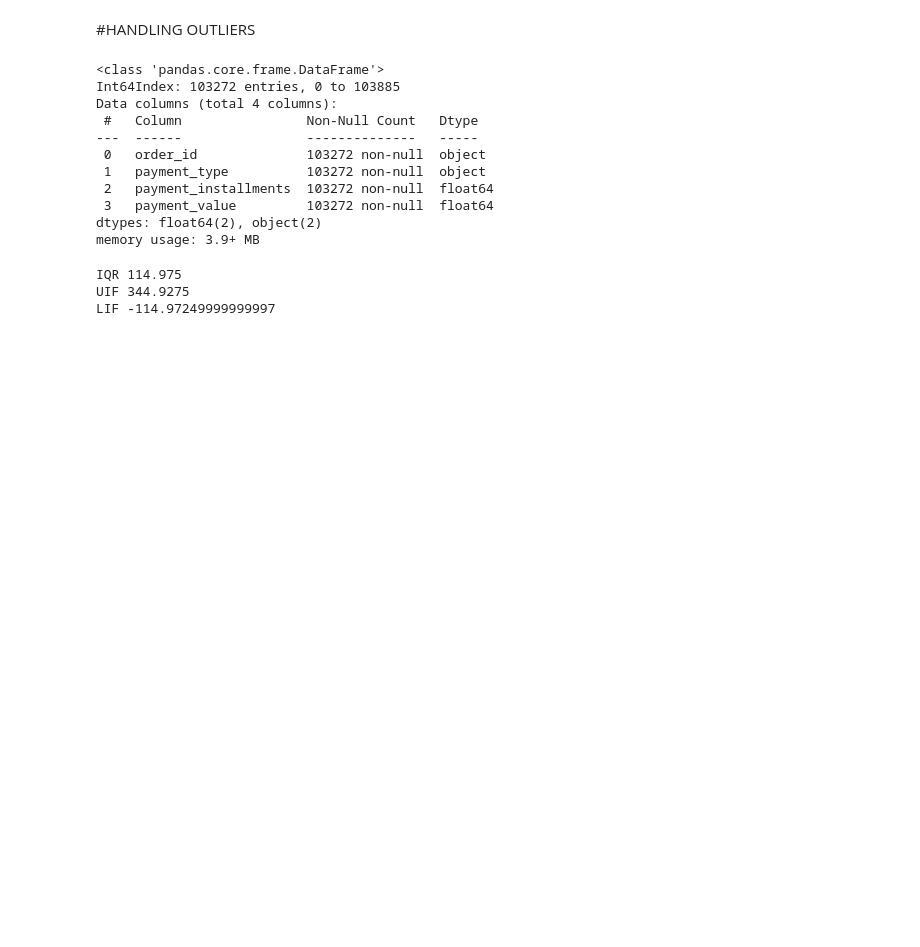
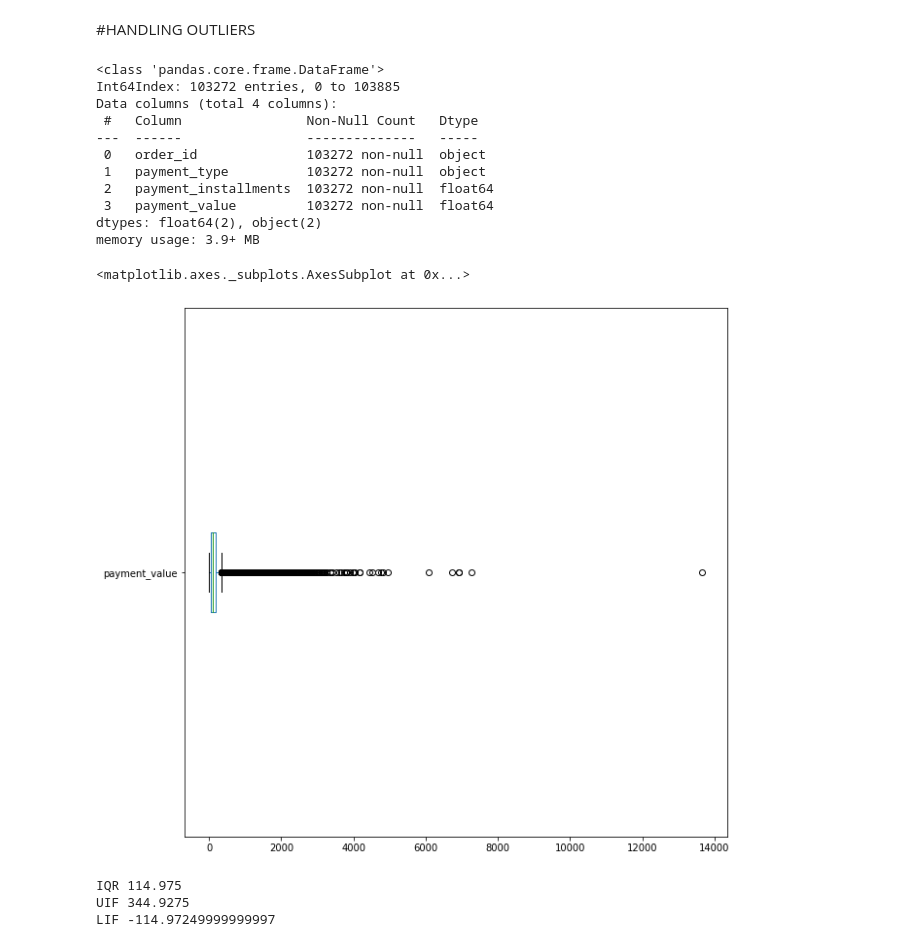
Before and after one commit to adinwp/supreme-winner, a Jupyter notebook: W6W7W8_Adin_Pratama_Intermediate.ipynb, the cells around one changed output. Cells and saved outputs as stored; diff of their text form; code cells hidden in the pictures; blank space fills up the shorter version.

```diff
--- a/W6W7W8_Adin_Pratama_Intermediate.ipynb
+++ b/W6W7W8_Adin_Pratama_Intermediate.ipynb
@@ -241,6 +245,12 @@ Data columns (total 4 columns):
  3   payment_value         103272 non-null  float64
 dtypes: float64(2), object(2)
 memory usage: 3.9+ MB
+# %%
+dfc_payment.boxplot(column=['payment_value'],fontsize=10,
+           rot=0,grid=False,figsize=(10,10),vert=False)
+# %% [output]
+<matplotlib.axes._subplots.AxesSubplot at 0x...>
+[figure, added]
 # %%
 q1 = dfc_payment['payment_value'].quantile(.25)
 q3 = dfc_payment['payment_value'].quantile(.75)
```
Also changed, not shown: parts of 33 cells of this notebook.
